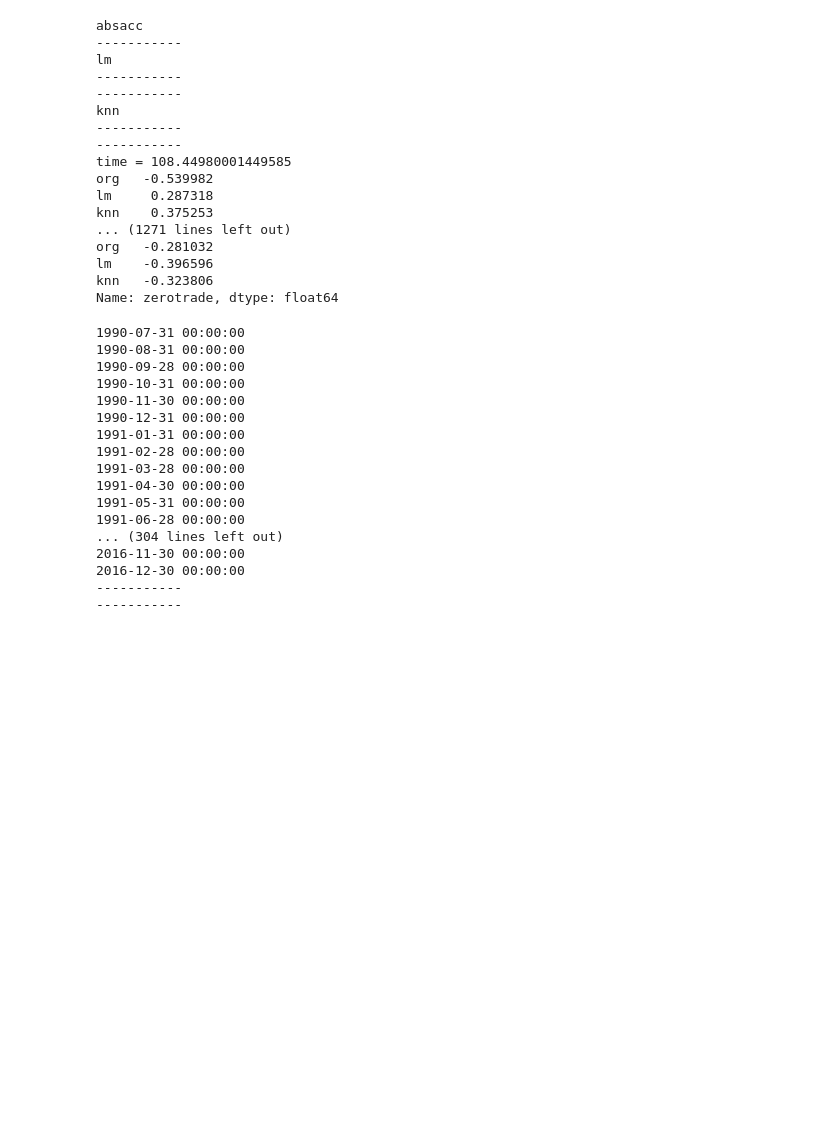
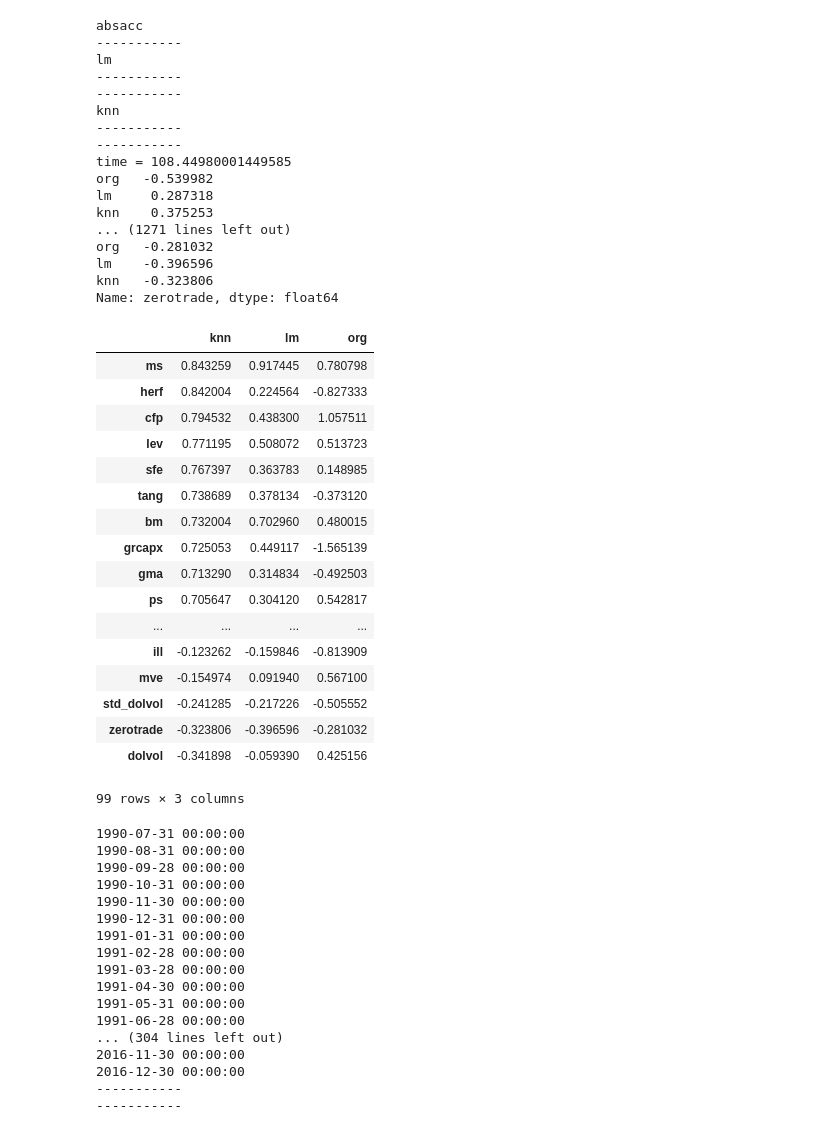
Before and after one commit to Raghuramkowdeed/afp, a Jupyter notebook: notebooks/run_knn_model.ipynb, the cells around one changed output. Saved outputs shown, nothing was run; the diff lists cells and outputs as text; code cells hidden in the pictures; blank space fills up the shorter version.

```diff
--- a/notebooks/run_knn_model.ipynb
+++ b/notebooks/run_knn_model.ipynb
@@ -184,6 +184,27 @@ Name: zerotrade, dtype: float64
 # %%
 shrp_df = shrp_df.sort_values( ['knn'], ascending=False)
 shrp_df.to_csv('/Users/raghuramkowdeed/Desktop/knn_signals_'+str(look_back)+ '.csv')
+# %%
+shrp_df
+# %% [output]
+|  | knn | lm | org |
+| ms | 0.843259 | 0.917445 | 0.780798 |
+| herf | 0.842004 | 0.224564 | -0.827333 |
+| cfp | 0.794532 | 0.438300 | 1.057511 |
+| lev | 0.771195 | 0.508072 | 0.513723 |
+| sfe | 0.767397 | 0.363783 | 0.148985 |
+| tang | 0.738689 | 0.378134 | -0.373120 |
+| bm | 0.732004 | 0.702960 | 0.480015 |
+| grcapx | 0.725053 | 0.449117 | -1.565139 |
+| gma | 0.713290 | 0.314834 | -0.492503 |
+| ps | 0.705647 | 0.304120 | 0.542817 |
+| ... | ... | ... | ... |
+| ill | -0.123262 | -0.159846 | -0.813909 |
+| mve | -0.154974 | 0.091940 | 0.567100 |
+| std_dolvol | -0.241285 | -0.217226 | -0.505552 |
+| zerotrade | -0.323806 | -0.396596 | -0.281032 |
+| dolvol | -0.341898 | -0.059390 | 0.425156 |
+99 rows × 3 columns
 # %%
 these_signals = ['mve', 'bm', 'roic', 'agr', 'mom12m',]
 # %%
```
Also changed, not shown: 3 other files.
